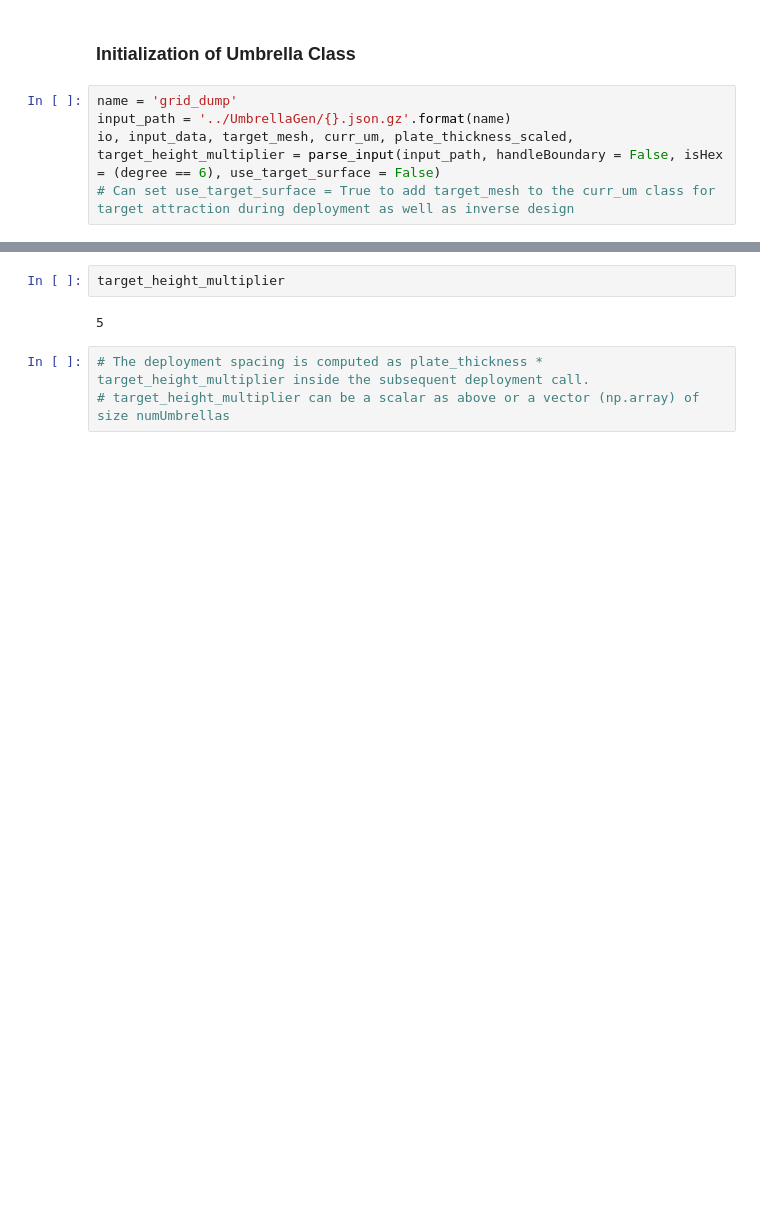
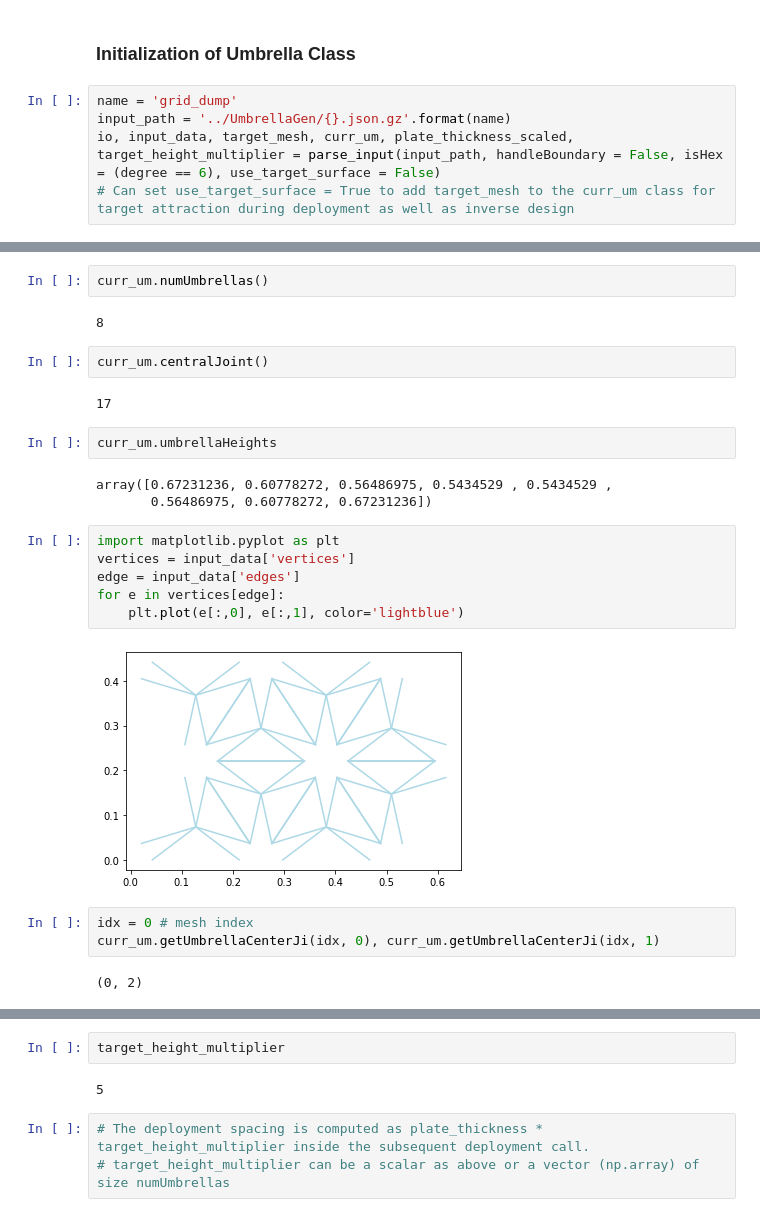
Before and after one commit to udaykusupati/ActuationUmbrellaMeshes, a Jupyter notebook: python/actuation_experiments/guide.ipynb, the cells around one changed output, grey strips where cells are left out. Saved outputs shown, nothing was run; the diff lists cells and outputs as text; blank space fills up the shorter version.

```diff
--- a/python/actuation_experiments/guide.ipynb
+++ b/python/actuation_experiments/guide.ipynb
@@ -87,0 +128,26 @@ io, input_data, target_mesh, curr_um, plate_thickness_scaled, target_height_mult
+# %%
+curr_um.numUmbrellas()
+# %% [output]
+8
+# %%
+curr_um.centralJoint()
+# %% [output]
+17
+# %%
+curr_um.umbrellaHeights
+# %% [output]
+array([0.67231236, 0.60778272, 0.56486975, 0.5434529 , 0.5434529 ,
+       0.56486975, 0.60778272, 0.67231236])
+# %%
+import matplotlib.pyplot as plt
+vertices = input_data['vertices']
+edge = input_data['edges']
+for e in vertices[edge]:
+    plt.plot(e[:,0], e[:,1], color='lightblue')
+# %% [output]
+[figure, added]
+# %%
+idx = 0 # mesh index
+curr_um.getUmbrellaCenterJi(idx, 0), curr_um.getUmbrellaCenterJi(idx, 1)
+# %% [output]
+(0, 2)
```
Also changed, not shown: parts of 22 cells of this notebook, 6 other files.
